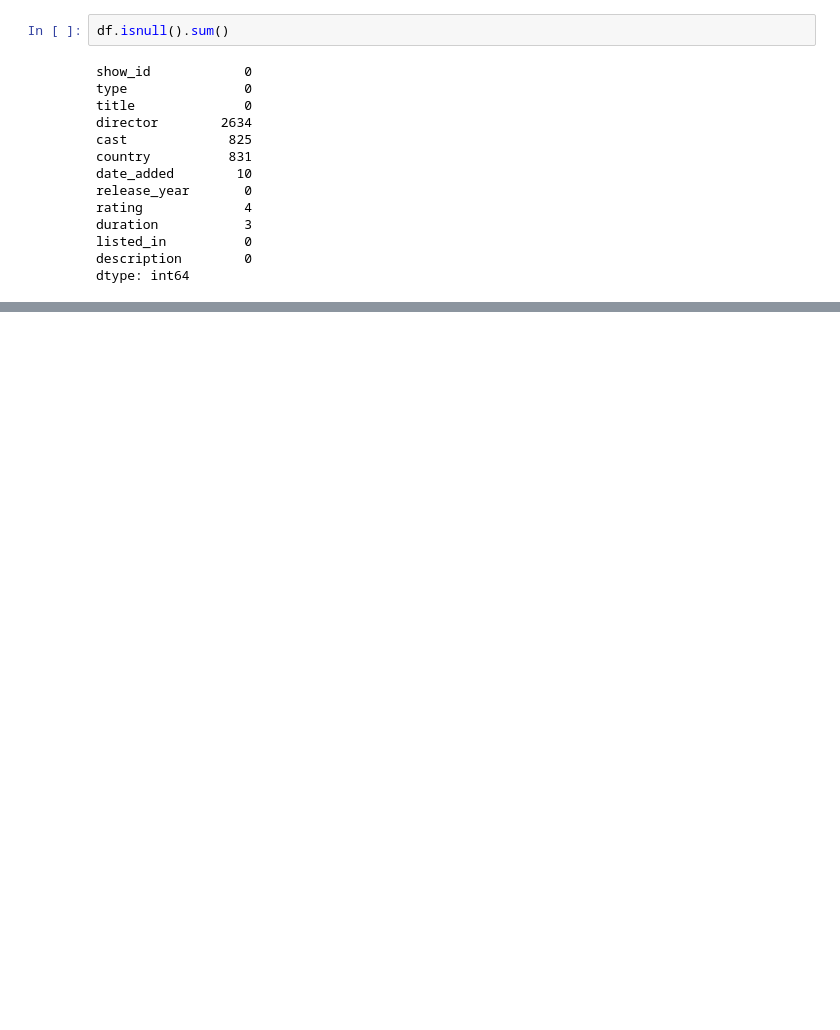
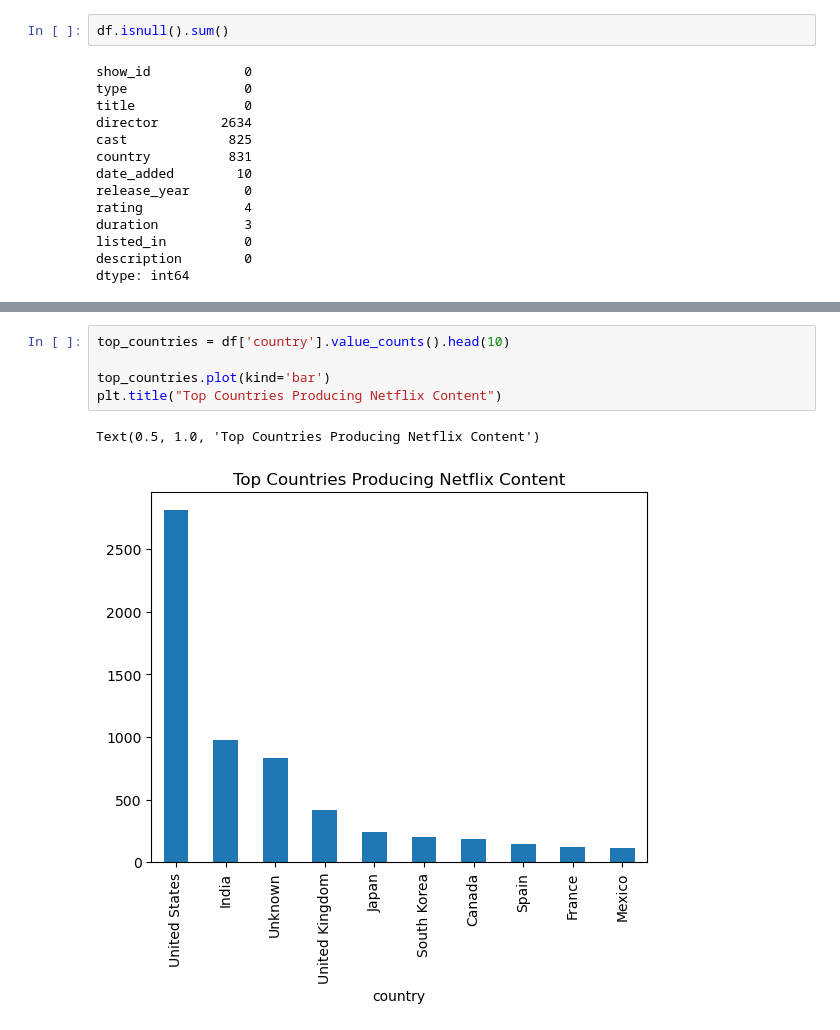
Before and after one commit to akshat316-12/eda-project, a Jupyter notebook: notebooks/eda_analysis.ipynb, the cells around one changed output, grey strips where cells are left out. Drawn from its saved outputs; the diff is of its cells as text; blank space fills up the shorter version.

```diff
--- a/notebooks/eda_analysis.ipynb
+++ b/notebooks/eda_analysis.ipynb
@@ -53,0 +136,8 @@ dtype: int64
+# %%
+top_countries = df['country'].value_counts().head(10)
+
+top_countries.plot(kind='bar')
+plt.title("Top Countries Producing Netflix Content")
+# %% [output]
+Text(0.5, 1.0, 'Top Countries Producing Netflix Content')
+[figure, added]
```
Also changed, not shown: parts of 24 cells of this notebook, 6 other files.
